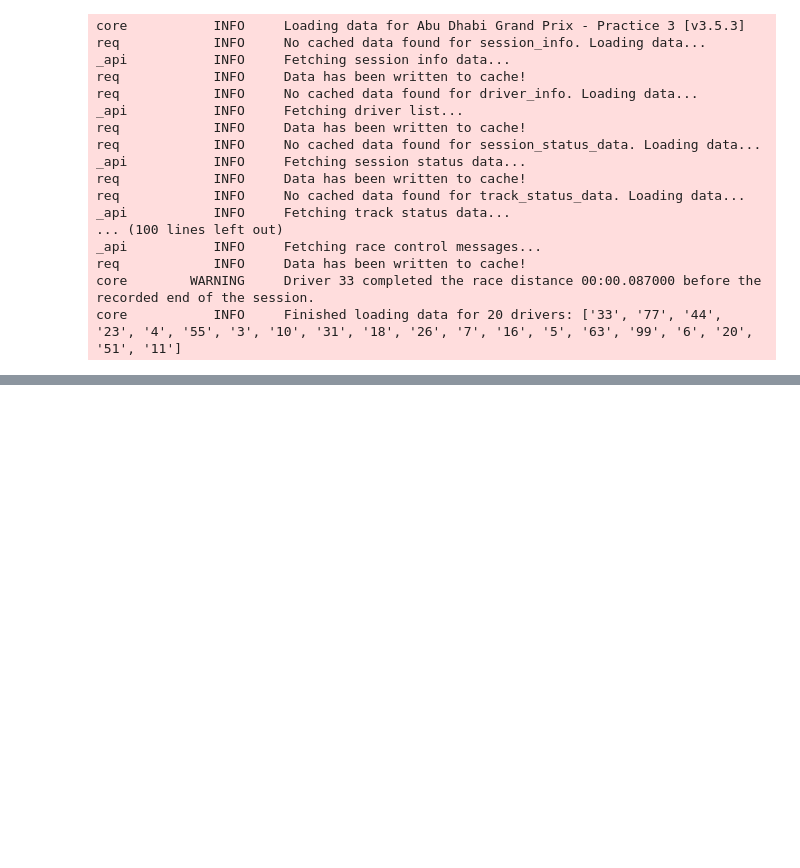
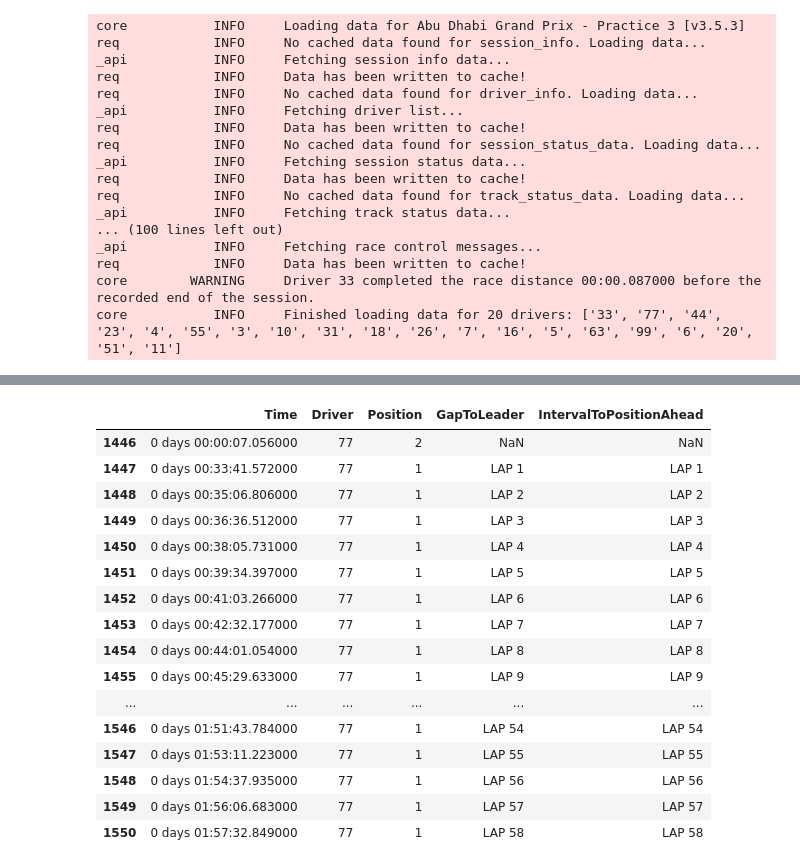
Before and after one commit to VaradRane12/F1nalyze, a Jupyter notebook: driver_standings.ipynb, the cells around one changed output, grey strips where cells are left out. Cells and saved outputs as stored; diff of their text form; code cells hidden in the pictures; blank space fills up the shorter version.

```diff
--- a/driver_standings.ipynb
+++ b/driver_standings.ipynb
@@ -316,0 +415,20 @@ core           INFO     Finished loading data for 20 drivers: ['33', '77', '44',
+# %%
+A[A["Driver"] == "44"]
+# %% [output]
+|  | Time | Driver | Position | GapToLeader | IntervalToPositionAhead |
+| 1446 | 0 days 00:00:07.056000 | 77 | 2 | NaN | NaN |
+| 1447 | 0 days 00:33:41.572000 | 77 | 1 | LAP 1 | LAP 1 |
+| 1448 | 0 days 00:35:06.806000 | 77 | 1 | LAP 2 | LAP 2 |
+| 1449 | 0 days 00:36:36.512000 | 77 | 1 | LAP 3 | LAP 3 |
+| 1450 | 0 days 00:38:05.731000 | 77 | 1 | LAP 4 | LAP 4 |
+| 1451 | 0 days 00:39:34.397000 | 77 | 1 | LAP 5 | LAP 5 |
+| 1452 | 0 days 00:41:03.266000 | 77 | 1 | LAP 6 | LAP 6 |
+| 1453 | 0 days 00:42:32.177000 | 77 | 1 | LAP 7 | LAP 7 |
+| 1454 | 0 days 00:44:01.054000 | 77 | 1 | LAP 8 | LAP 8 |
+| 1455 | 0 days 00:45:29.633000 | 77 | 1 | LAP 9 | LAP 9 |
+| ... | ... | ... | ... | ... | ... |
+| 1546 | 0 days 01:51:43.784000 | 77 | 1 | LAP 54 | LAP 54 |
+| 1547 | 0 days 01:53:11.223000 | 77 | 1 | LAP 55 | LAP 55 |
+| 1548 | 0 days 01:54:37.935000 | 77 | 1 | LAP 56 | LAP 56 |
+| 1549 | 0 days 01:56:06.683000 | 77 | 1 | LAP 57 | LAP 57 |
+| 1550 | 0 days 01:57:32.849000 | 77 | 1 | LAP 58 | LAP 58 |
```
Also changed, not shown: parts of 10 cells of this notebook, 8 other files.
